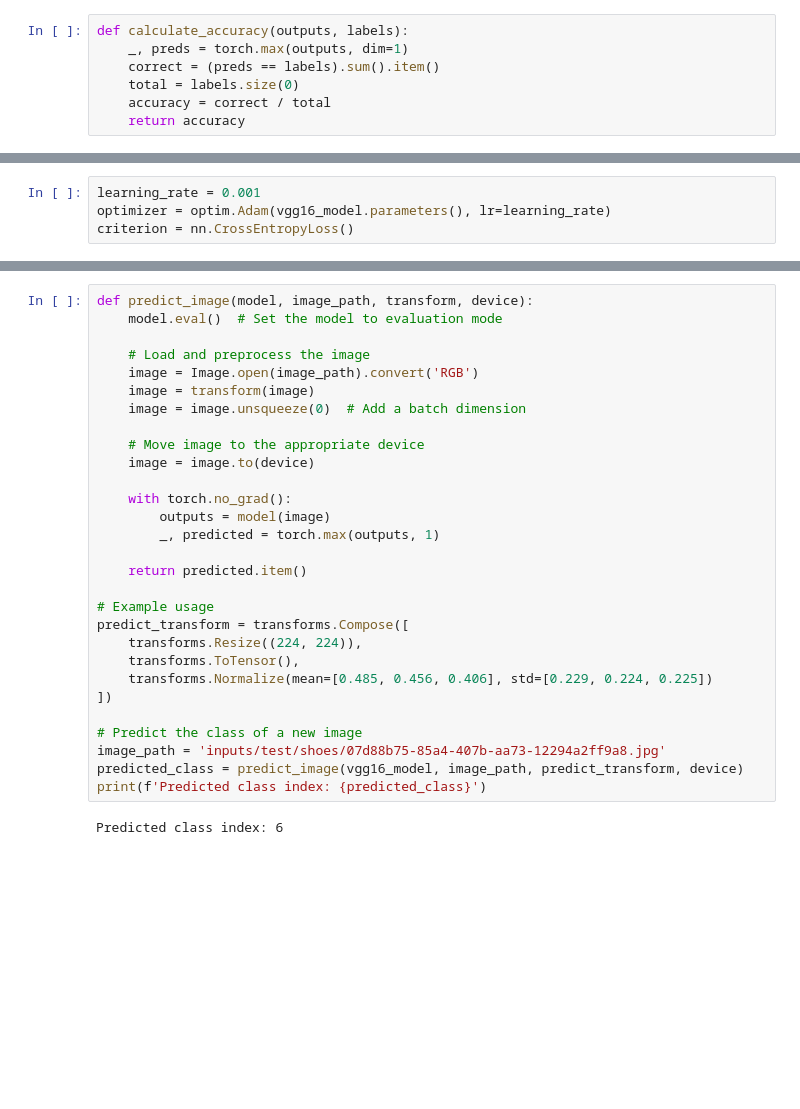
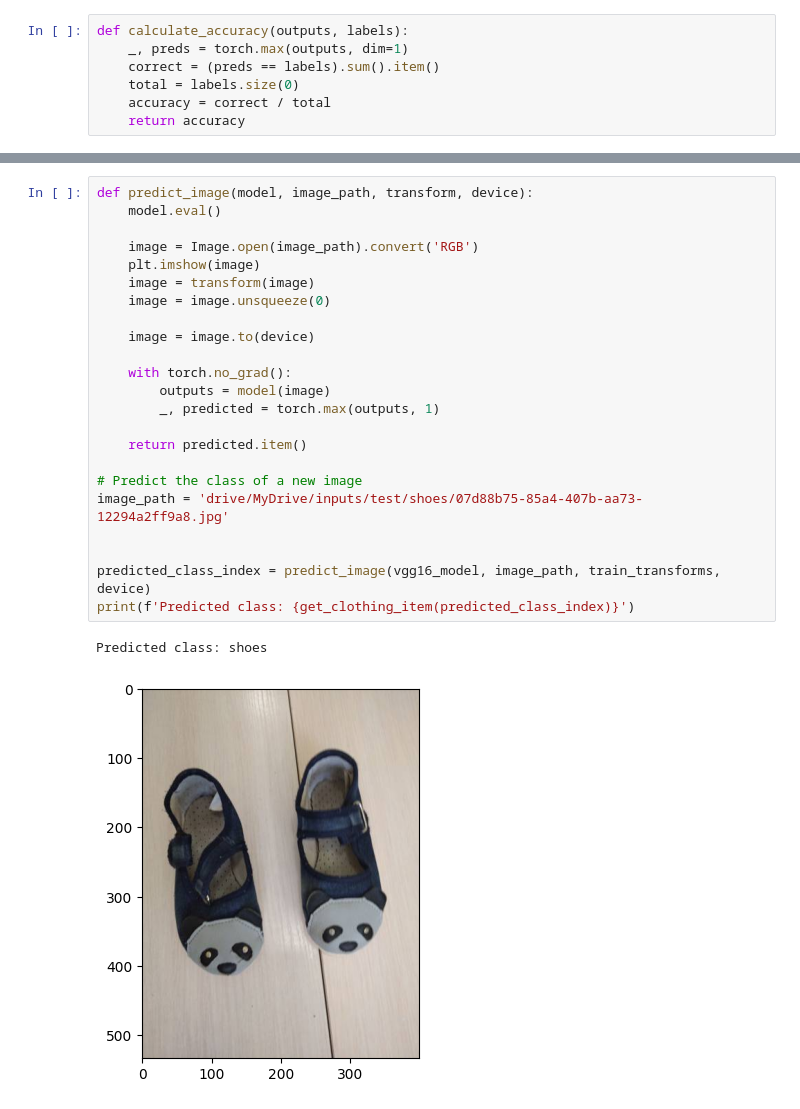
Before and after one commit to Sloba98/Laundry-Image-Classification, a Jupyter notebook: vgg16_base_model.ipynb, the cells around one changed output, grey strips where cells are left out. Cells and saved outputs as stored; diff of their text form; blank space fills up the shorter version.

Commit message:
Added all vgg16 models

```diff
--- a/vgg16_base_model.ipynb
+++ b/vgg16_base_model.ipynb
@@ -106,5 +66 @@ train_loader = DataLoader(train_dataset, batch_size=32, shuffle=True, num_worker
-# %%
-learning_rate = 0.001
-optimizer = optim.Adam(vgg16_model.parameters(), lr=learning_rate)
-criterion = nn.CrossEntropyLoss()
 # %%
@@ -138,31 +198,26 @@ KeyboardInterrupt:
 # %%
 def predict_image(model, image_path, transform, device):
-    model.eval()  # Set the model to evaluation mode
+    model.eval()
 
-    # Load and preprocess the image
     image = Image.open(image_path).convert('RGB')
+    plt.imshow(image)
     image = transform(image)
-    image = image.unsqueeze(0)  # Add a batch dimension
+    image = image.unsqueeze(0)
 
-    # Move image to the appropriate device
     image = image.to(device)
 
     with torch.no_grad():
         outputs = model(image)
         _, predicted = torch.max(outputs, 1)
 
     return predicted.item()
 
-# Example usage
-predict_transform = transforms.Compose([
-    transforms.Resize((224, 224)),
-    transforms.ToTensor(),
-    transforms.Normalize(mean=[0.485, 0.456, 0.406], std=[0.229, 0.224, 0.225])
-])
+# Predict the class of a new image
+image_path = 'drive/MyDrive/inputs/test/shoes/07d88b75-85a4-407b-aa73-12294a2ff9a8.jpg'
 
-# Predict the class of a new image
-image_path = 'inputs/test/shoes/07d88b75-85a4-407b-aa73-12294a2ff9a8.jpg'
-predicted_class = predict_image(vgg16_model, image_path, predict_transform, device)
-print(f'Predicted class index: {predicted_class}')
+
+predicted_class_index = predict_image(vgg16_model, image_path, train_transforms, device)
+print(f'Predicted class: {get_clothing_item(predicted_class_index)}')
 # %% [output]
-Predicted class index: 6
+Predicted class: shoes
+[figure, added]
```
Also changed, not shown: parts of 15 cells of this notebook, 3 other files.
